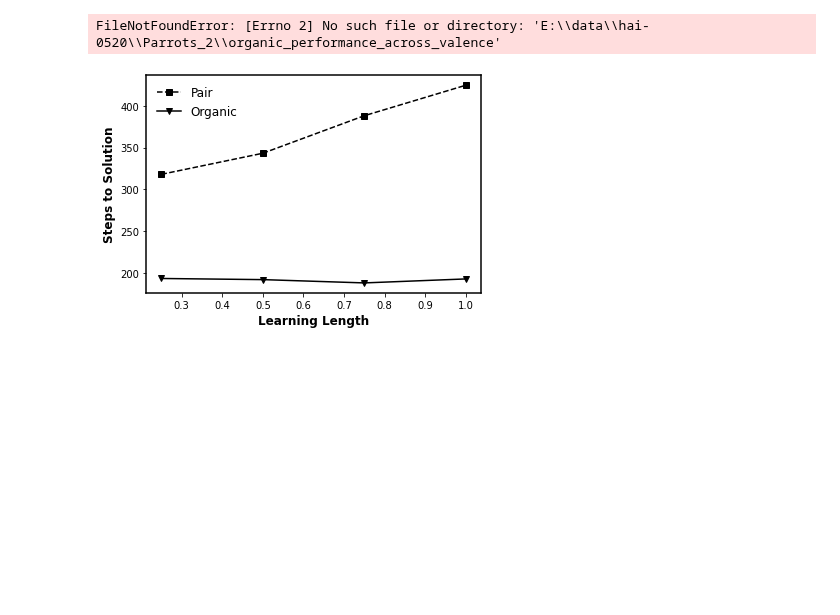
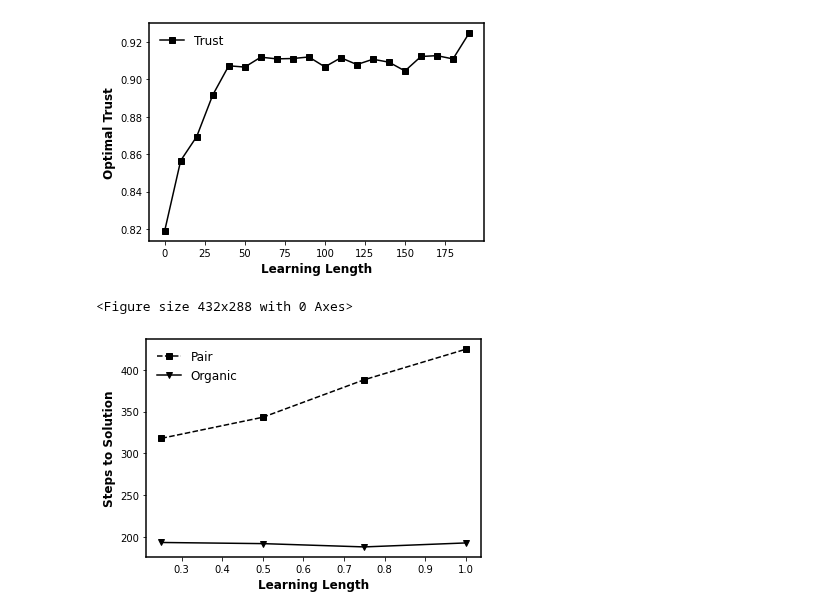
Before and after one commit to GrandJune/HAI, a Jupyter notebook: Strategies/AdaptiveTrust/Results.ipynb, the cells around one changed output. Saved outputs shown, nothing was run; the diff lists cells and outputs as text; code cells hidden in the pictures; blank space fills up the shorter version.

Commit message:
Initialize: Figure 1-performance across learning length
Figure 2-Informed across distance from low peaks

```diff
--- a/Strategies/AdaptiveTrust/Results.ipynb
+++ b/Strategies/AdaptiveTrust/Results.ipynb
@@ -1,61 +1,34 @@
 # %%
 import matplotlib.pyplot as plt
 import pickle
 legend_properties = {'weight':'bold'}
-data_folder = r"E:\data\hai-0520\Parrots_2"
+data_folder = r"E:\data\hai-0520\Strategy\AdaptiveTrust_1"
 
-organic_performance_file = data_folder + r"\organic_performance_across_valence"
-organic_knowledge_file = data_folder + r"\organic_knowledge_across_valence"
-organic_steps_file = data_folder + r"\organic_steps_across_valence"
-organic_knowledge_quality_file = data_folder + r"\organic_knowledge_quality_across_valence"
+file = data_folder + r"\valence_across_episodes"
 
-pair_performance_file = data_folder + r"\pair_performance_across_valence"
-pair_knowledge_file = data_folder + r"\pair_knowledge_across_valence"
-pair_steps_file = data_folder + r"\pair_steps_across_valence"
-pair_knowledge_quality_file = data_folder + r"\pair_knowledge_quality_across_valence"
 
-with open(organic_performance_file, 'rb') as infile:
-    organic_performance_across_episodes = pickle.load(infile)
-with open(organic_knowledge_file, 'rb') as infile:
-    organic_knowledge_across_episodes = pickle.load(infile)
-with open(organic_steps_file, 'rb') as infile:
-    organic_steps_across_episodes = pickle.load(infile)
-with open(organic_knowledge_quality_file, 'rb') as infile:
-    organic_knowledge_quality_across_episodes = pickle.load(infile)
-
-with open(pair_performance_file, 'rb') as infile:
-    pair_performance_across_episodes = pickle.load(infile)
-with open(pair_knowledge_file, 'rb') as infile:
-    pair_knowledge_across_episodes = pickle.load(infile)
-with open(pair_steps_file, 'rb') as infile:
-    pair_steps_across_episodes = pickle.load(infile)
-with open(pair_knowledge_quality_file, 'rb') as infile:
-    pair_knowledge_quality_across_episodes = pickle.load(infile)
+with open(file, 'rb') as infile:
+    data = pickle.load(infile)
 
 # Performance
-x =  [0.25, 0.5, 0.75, 1.0]
-# x = [50, 100, 150]
+x = list(range(0, 200, 10))
 fig, ax = plt.subplots()
 ax.spines["left"].set_linewidth(1.5)
 ax.spines["right"].set_linewidth(1.5)
 ax.spines["top"].set_linewidth(1.5)
 ax.spines["bottom"].set_linewidth(1.5)
-plt.plot(x, pair_performance_across_episodes, "k--s", label="Pair")
-plt.plot(x, organic_performance_across_episodes, "k-v", label="Organic")
+plt.plot(x, data, "k-s", label="Trust")
 plt.xlabel('Learning Length', fontweight='bold', fontsize=12)
-plt.ylabel('Performance', fontweight='bold', fontsize=12)
-# plt.xticks(x)
-# ax.set_ylim(0.50, 0.95)
+plt.ylabel('Optimal Trust', fontweight='bold', fontsize=12)
 plt.legend(frameon=False, ncol=1, fontsize=12)
-plt.savefig(data_folder + r"\Pair_Organic_performance.png", transparent=True, dpi=300)
+plt.savefig(data_folder + r"\Trust_across_episodes.png", transparent=True, dpi=300)
 plt.show()
 plt.clf()
-print(pair_performance_across_episodes)
-print(organic_performance_across_episodes)
 # should be start with 0.73 (organic) and 0.82 (pair)
 # at the third sample, should be as close as to 1% difference
 # %% [output]
+[figure, added]
-FileNotFoundError: [Errno 2] No such file or directory: 'E:\\data\\hai-0520\\Parrots_2\\organic_performance_across_valence'
+<Figure size 432x288 with 0 Axes>
 # %%
 # Performance
 x =  [0.25, 0.5, 0.75, 1.0]
```
Also changed, not shown: 1 other file.
